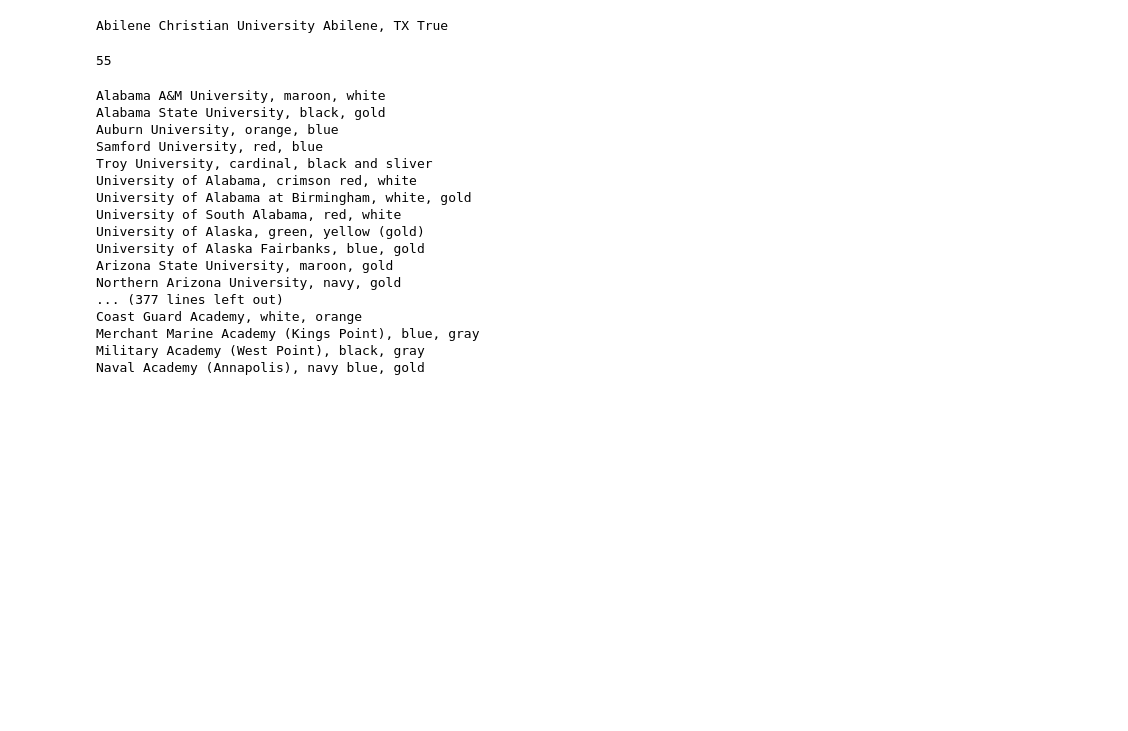
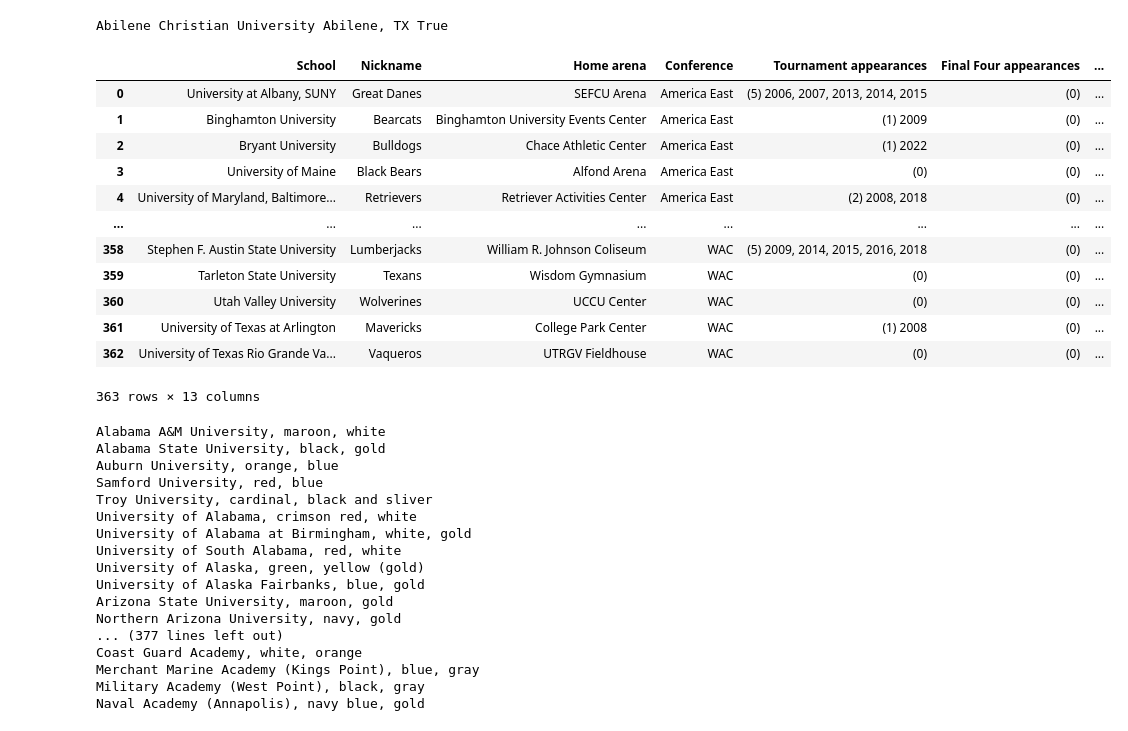
Before and after one commit to jurbanek756/march-madness, a Jupyter notebook: GetSchoolData.ipynb, the cells around one changed output. Saved outputs shown, nothing was run; the diff lists cells and outputs as text; code cells hidden in the pictures; blank space fills up the shorter version.

```diff
--- a/GetSchoolData.ipynb
+++ b/GetSchoolData.ipynb
@@ -67,9 +67,22 @@ for i, row in enumerate(schools_table.find_all("tr")[2:]):
 Abilene Christian University Abilene, TX True
 # %%
 df = pd.read_pickle("saved_static_data/school_data_dataframe.pkl")
-df["location"].isna().sum()
+df["primary_color"].isna().sum()
+df
 # %% [output]
+|  | School | Nickname | Home arena | Conference | Tournament appearances | Final Four appearances | ... |
+| 0 | University at Albany, SUNY | Great Danes | SEFCU Arena | America East | (5) 2006, 2007, 2013, 2014, 2015 | (0) | ... |
+| 1 | Binghamton University | Bearcats | Binghamton University Events Center | America East | (1) 2009 | (0) | ... |
+| 2 | Bryant University | Bulldogs | Chace Athletic Center | America East | (1) 2022 | (0) | ... |
+| 3 | University of Maine | Black Bears | Alfond Arena | America East | (0) | (0) | ... |
+| 4 | University of Maryland, Baltimore... | Retrievers | Retriever Activities Center | America East | (2) 2008, 2018 | (0) | ... |
+| ... | ... | ... | ... | ... | ... | ... | ... |
+| 358 | Stephen F. Austin State University | Lumberjacks | William R. Johnson Coliseum | WAC | (5) 2009, 2014, 2015, 2016, 2018 | (0) | ... |
+| 359 | Tarleton State University | Texans | Wisdom Gymnasium | WAC | (0) | (0) | ... |
+| 360 | Utah Valley University | Wolverines | UCCU Center | WAC | (0) | (0) | ... |
+| 361 | University of Texas at Arlington | Mavericks | College Park Center | WAC | (1) 2008 | (0) | ... |
+| 362 | University of Texas Rio Grande Va... | Vaqueros | UTRGV Fieldhouse | WAC | (0) | (0) | ... |
-55
+363 rows × 13 columns
 # %%
 data = requests.get("https://www.caninejournal.com/college-colors/")
 b = BeautifulSoup(data.text)
```
Also changed, not shown: 4 other files.
